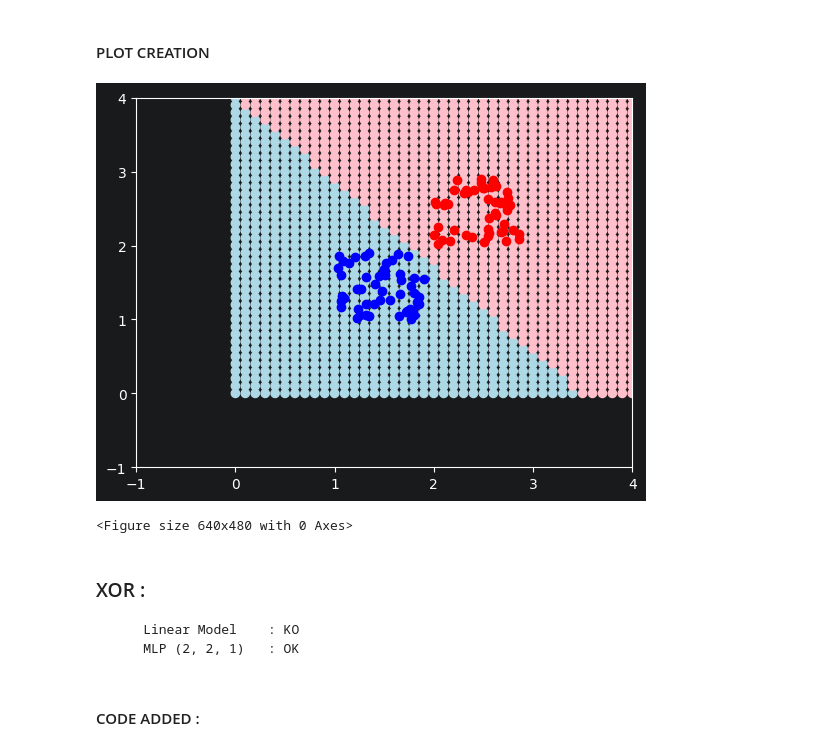
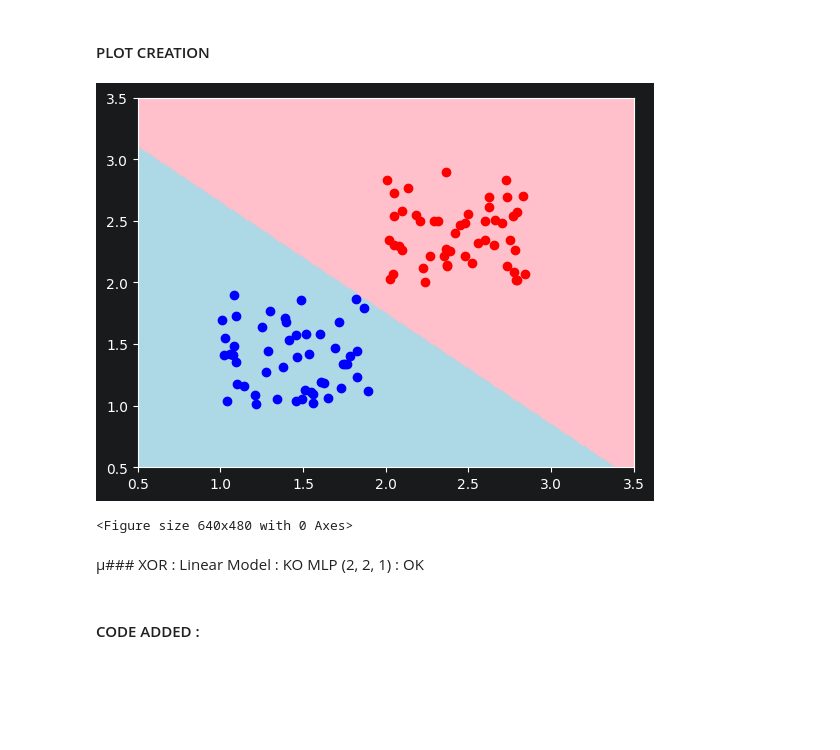
Before and after one commit to StarNova2/Annual-Project-ESGI, a Jupyter notebook: project/PythonProject/[Notebook] Cas de tests linear.ipynb, the cells around one changed output. Saved outputs shown, nothing was run; the diff lists cells and outputs as text; code cells hidden in the pictures; blank space fills up the shorter version.

```diff
--- a/project/PythonProject/[Notebook] Cas de tests linear.ipynb
+++ b/project/PythonProject/[Notebook] Cas de tests linear.ipynb
@@ -99,15 +99,15 @@ linear = LinearModelRust(input_dim=2)
 ##### MODEL TRAINING
 # %%
 y_reshape = Y.reshape(-1, 1).astype(np.float32)
-linear.fit(x= X, y=y_reshape, epochs=1_000)
+linear.fit(x= X, y=y_reshape, epochs=10_000)
 # %% [markdown]
 ##### MODEL PREDICTION
 # %%
 points_to_predict_ = []
 predicted_colors = []
-for row in range(100):
-  for col in range(100):
-    point_to_predict_ = np.array(([row/10.0, col/10.0]), dtype = np.float32)
+for row in range(1000):
+  for col in range(1000):
+    point_to_predict_ = np.array(([row/100.0, col/100.0]), dtype = np.float32)
     points_to_predict_.append(point_to_predict_)
     pred = linear.predict_labels(point_to_predict_.reshape(1, -1))
 
@@ -120,18 +120,18 @@ points_to_predict_ = np.array(points_to_predict_)
 # %%
 
 plt.scatter(points_to_predict_[:, 0], points_to_predict_[:, 1], c=predicted_colors)
 
 plt.scatter(X[0:50, 0], X[0:50, 1], color='blue')
 plt.scatter(X[50:100,0], X[50:100,1], color='red')
-plt.xlim(-1, 4)
-plt.ylim(-1, 4)
+plt.xlim(0.5, 3.5)
+plt.ylim(0.5, 3.5)
 plt.show()
 plt.clf()
 # %% [output]
-[figure, old version]
+[figure, new version]
 <Figure size 640x480 with 0 Axes>
 # %% [markdown]
-### XOR :
+µ### XOR :
         Linear Model    : KO
         MLP (2, 2, 1)   : OK
 # %%
```
Also changed, not shown: parts of 17 cells of this notebook, 27 other files.
